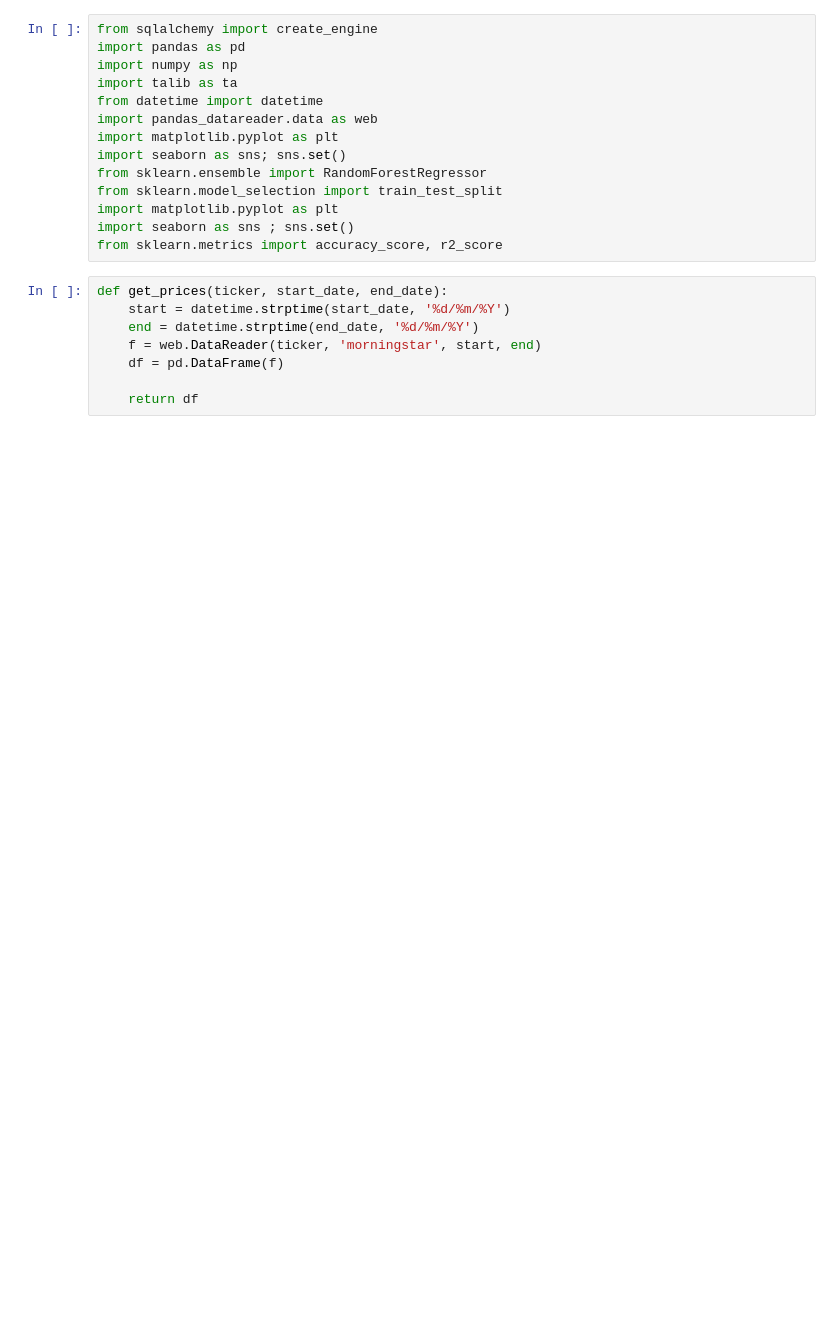
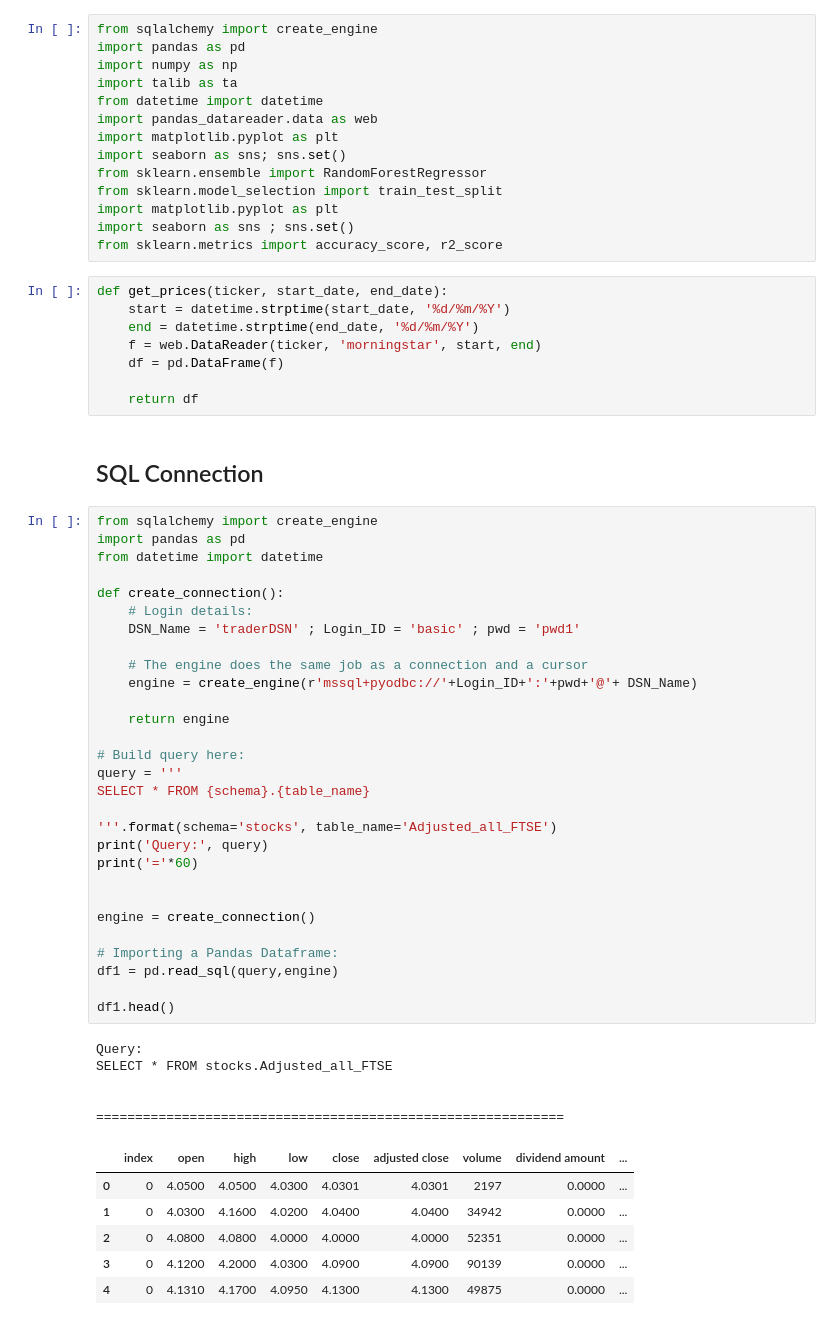
Before and after one commit to Jonny2650/Trading, a Jupyter notebook: Model.ipynb, the cells around one changed output. Drawn from its saved outputs; the diff is of its cells as text; blank space fills up the shorter version.

```diff
--- a/Model.ipynb
+++ b/Model.ipynb
@@ -20,3 +20,46 @@ def get_prices(ticker, start_date, end_date):
     df = pd.DataFrame(f)
 
     return df
+# %% [markdown]
+## SQL Connection
+# %%
+from sqlalchemy import create_engine
+import pandas as pd
+from datetime import datetime
+
+def create_connection():
+    # Login details:
+    DSN_Name = 'traderDSN' ; Login_ID = 'basic' ; pwd = 'pwd1'
+
+    # The engine does the same job as a connection and a cursor
+    engine = create_engine(r'mssql+pyodbc://'+Login_ID+':'+pwd+'@'+ DSN_Name)
+
+    return engine
+
+# Build query here:
+query = '''
+SELECT * FROM {schema}.{table_name}
+
+'''.format(schema='stocks', table_name='Adjusted_all_FTSE')
+print('Query:', query)
+print('='*60)
+
+
+engine = create_connection()
+
+# Importing a Pandas Dataframe:
+df1 = pd.read_sql(query,engine)
+
+df1.head()
+# %% [output]
+Query:
+SELECT * FROM stocks.Adjusted_all_FTSE
+
+
+============================================================
+|  | index | open | high | low | close | adjusted close | volume | dividend amount | ... |
+| 0 | 0 | 4.0500 | 4.0500 | 4.0300 | 4.0301 | 4.0301 | 2197 | 0.0000 | ... |
+| 1 | 0 | 4.0300 | 4.1600 | 4.0200 | 4.0400 | 4.0400 | 34942 | 0.0000 | ... |
+| 2 | 0 | 4.0800 | 4.0800 | 4.0000 | 4.0000 | 4.0000 | 52351 | 0.0000 | ... |
+| 3 | 0 | 4.1200 | 4.2000 | 4.0300 | 4.0900 | 4.0900 | 90139 | 0.0000 | ... |
+| 4 | 0 | 4.1310 | 4.1700 | 4.0950 | 4.1300 | 4.1300 | 49875 | 0.0000 | ... |
```
Also changed, not shown: parts of 13 cells of this notebook.
